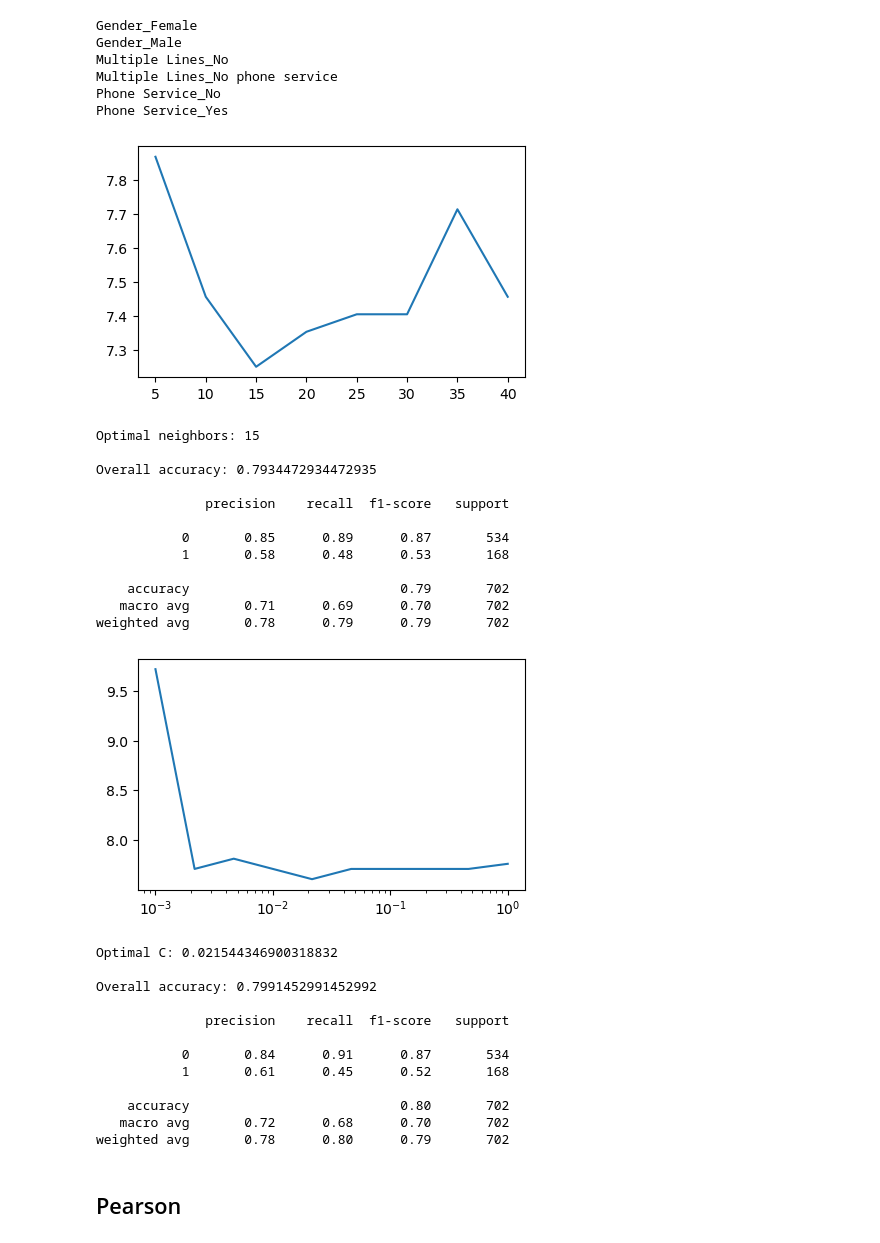
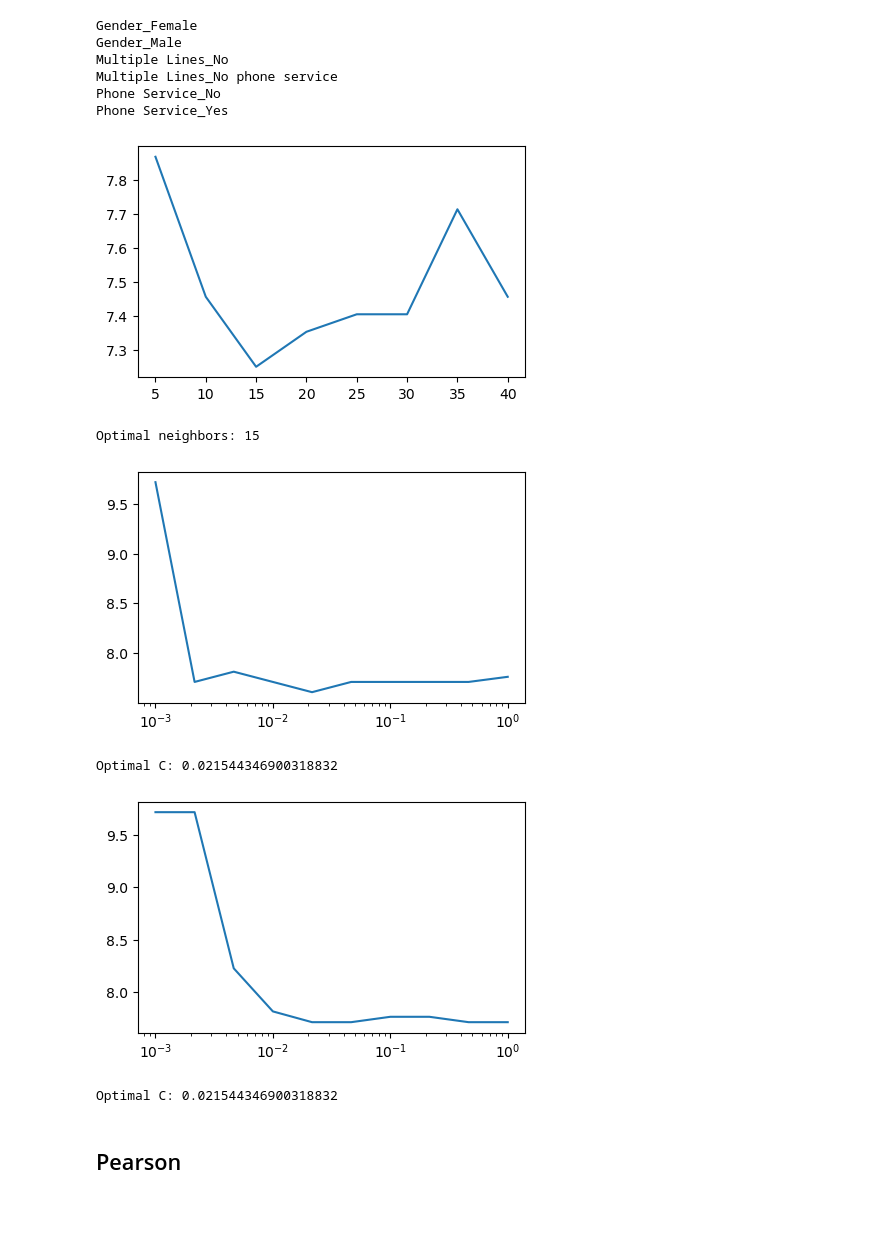
Before and after one commit to prat-man/CSE-572-Data-Mining, a Jupyter notebook: causality.ipynb, the cells around one changed output. Drawn from its saved outputs; the diff is of its cells as text; code cells hidden in the pictures; blank space fills up the shorter version.

```diff
--- a/causality.ipynb
+++ b/causality.ipynb
@@ -67,7 +77,9 @@ for feature in features:
             relevant_nodes.add(outcome)
             relevant_edges.add((feature, outcome))
 
-print(f'# of relevant features: {len(relevant_features)}\n')
+n_features = len(relevant_features)
+
+print(f'# of relevant features: {n_features}\n')
 for feature in sorted(relevant_features):
     print(feature)
 # %% [output]
@@ -267,7 +284,7 @@ weighted avg       0.79      0.80      0.80       702
 # %% [markdown]
 ## ANOVA
 # %%
-anova = SelectKBest(f_classif, k=6).fit(X_train, y_train)
+anova = SelectKBest(f_classif, k=n_features).fit(X_train, y_train)
 
 anova_features = X_train.iloc[:, np.argsort(anova.scores_)[:6]].columns.values
 
@@ -285,37 +302,20 @@ X_train_anova = anova.transform(X_train)
 X_val_anova = anova.transform(X_val)
 X_test_anova = anova.transform(X_test)
 # %%
-evaluateKNN(X_train_anova, X_val_anova, X_test_anova)
+evaluateKNN(X_train_anova, X_val_anova, X_test_anova, 'KNN - ANOVA')
 # %% [output]
 [figure]
 Optimal neighbors: 15
-
-Overall accuracy: 0.7934472934472935
-
-              precision    recall  f1-score   support
-
-           0       0.85      0.89      0.87       534
-           1       0.58      0.48      0.53       168
-
-    accuracy                           0.79       702
-   macro avg       0.71      0.69      0.70       702
-weighted avg       0.78      0.79      0.79       702
 # %%
-evaluateLR(X_train_anova, X_val_anova, X_test_anova)
+evaluateLR(X_train_anova, X_val_anova, X_test_anova, 'LR - ANOVA')
 # %% [output]
 [figure]
 Optimal C: 0.021544346900318832
-
-Overall accuracy: 0.7991452991452992
-
-              precision    recall  f1-score   support
-
-           0       0.84      0.91      0.87       534
-           1       0.61      0.45      0.52       168
-
-    accuracy                           0.80       702
-   macro avg       0.72      0.68      0.70       702
-weighted avg       0.78      0.80      0.79       702
+# %%
+evaluateSVM(X_train_anova, X_val_anova, X_test_anova, 'SVM - ANOVA')
+# %% [output]
+[figure, added]
+Optimal C: 0.021544346900318832
 # %% [markdown]
 ## Pearson
 # %%
```
Also changed, not shown: parts of 33 cells of this notebook.
